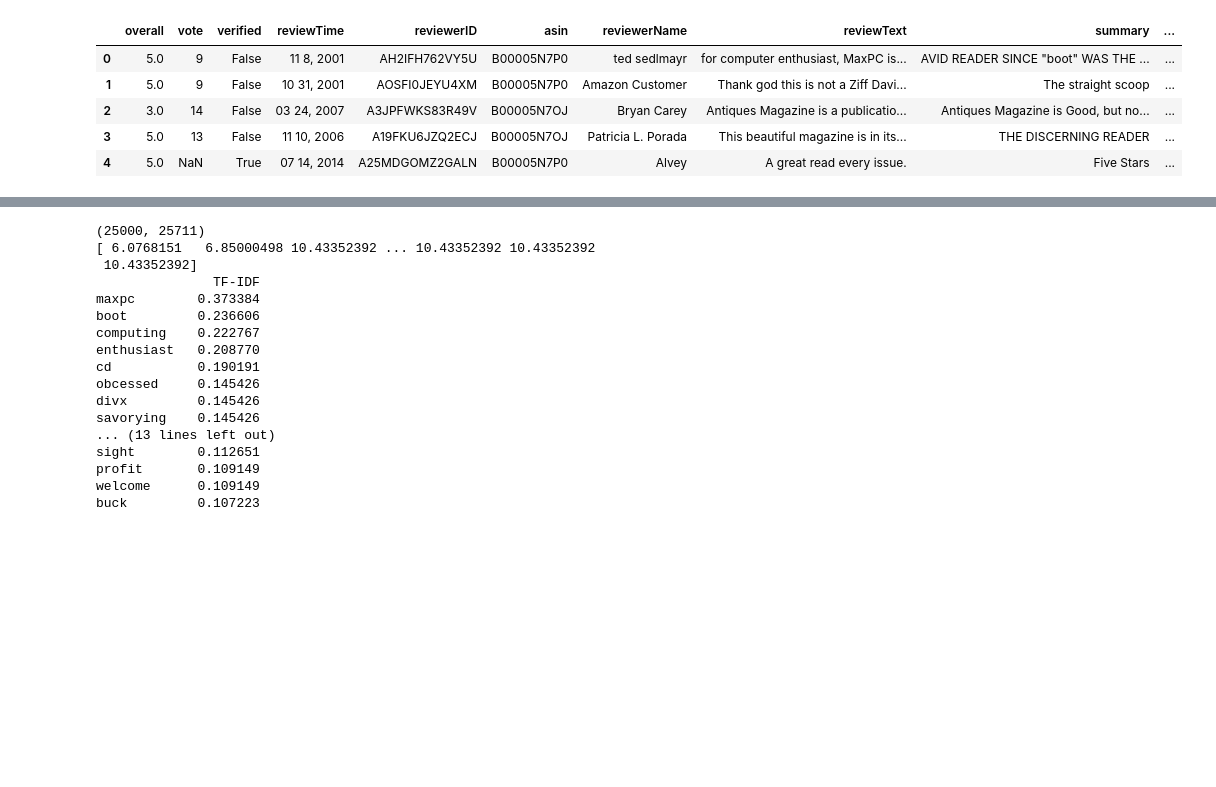
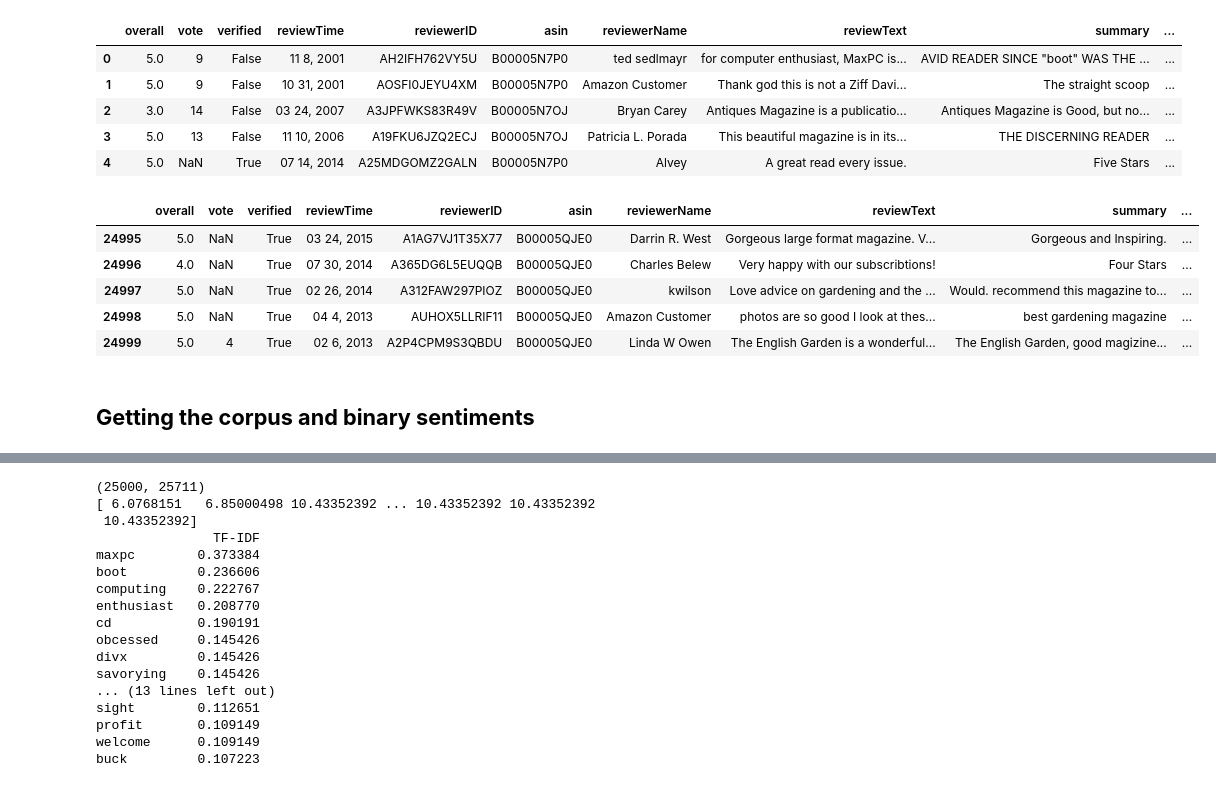
Before and after one commit to Vyoma-garg/Natural-Language-Processing, a Jupyter notebook: Sentiment_Analysis.ipynb, the cells around one changed output, grey strips where cells are left out. Cells and saved outputs as stored; diff of their text form; code cells hidden in the pictures; blank space fills up the shorter version.

```diff
--- a/Sentiment_Analysis.ipynb
+++ b/Sentiment_Analysis.ipynb
@@ -70,6 +70,17 @@ df.head()
 | 2 | 3.0 | 14 | False | 03 24, 2007 | A3JPFWKS83R49V | B00005N7OJ | Bryan Carey | Antiques Magazine is a publicatio... | Antiques Magazine is Good, but no... | ... |
 | 3 | 5.0 | 13 | False | 11 10, 2006 | A19FKU6JZQ2ECJ | B00005N7OJ | Patricia L. Porada | This beautiful magazine is in its... | THE DISCERNING READER | ... |
 | 4 | 5.0 | NaN | True | 07 14, 2014 | A25MDGOMZ2GALN | B00005N7P0 | Alvey | A great read every issue. | Five Stars | ... |
+# %%
+df.tail()
+# %% [output]
+|  | overall | vote | verified | reviewTime | reviewerID | asin | reviewerName | reviewText | summary | ... |
+| 24995 | 5.0 | NaN | True | 03 24, 2015 | A1AG7VJ1T35X77 | B00005QJE0 | Darrin R. West | Gorgeous large format magazine. V... | Gorgeous and Inspiring. | ... |
+| 24996 | 4.0 | NaN | True | 07 30, 2014 | A365DG6L5EUQQB | B00005QJE0 | Charles Belew | Very happy with our subscribtions! | Four Stars | ... |
+| 24997 | 5.0 | NaN | True | 02 26, 2014 | A312FAW297PIOZ | B00005QJE0 | kwilson | Love advice on gardening and the ... | Would. recommend this magazine to... | ... |
+| 24998 | 5.0 | NaN | True | 04 4, 2013 | AUHOX5LLRIF11 | B00005QJE0 | Amazon Customer | photos are so good I look at thes... | best gardening magazine | ... |
+| 24999 | 5.0 | 4 | True | 02 6, 2013 | A2P4CPM9S3QBDU | B00005QJE0 | Linda W Owen | The English Garden is a wonderful... | The English Garden, good magizine... | ... |
+# %% [markdown]
+## **Getting the corpus and binary sentiments**
 # %%
 import nltk
 from nltk.corpus import stopwords
```
Also changed, not shown: parts of 93 cells of this notebook.
